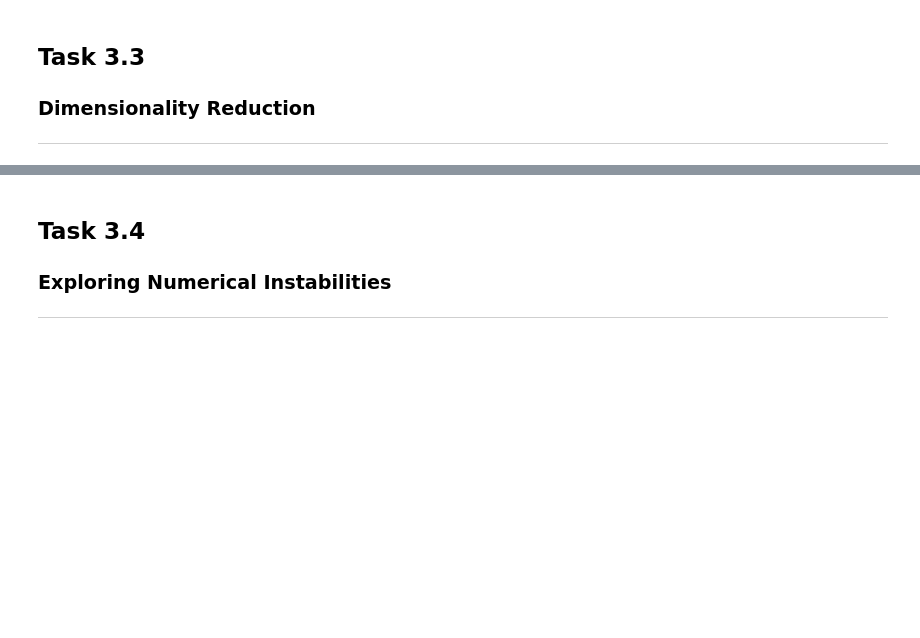
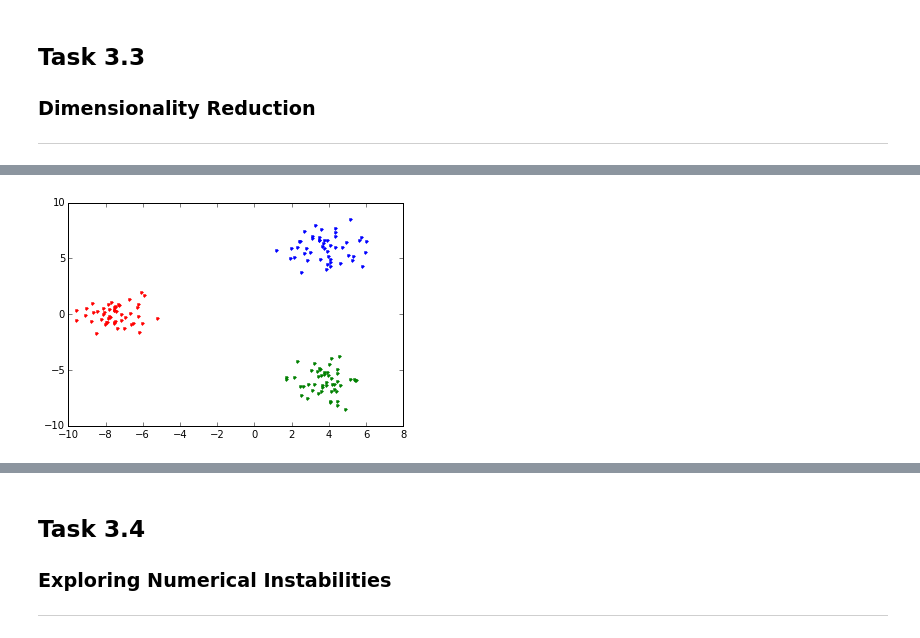
Before and after one commit to motjuste/patt-rex, a Jupyter notebook: project-03-demo.ipynb, the cells around one changed output, grey strips where cells are left out. Drawn from its saved outputs; the diff is of its cells as text; code cells hidden in the pictures; blank space fills up the shorter version.

```diff
--- a/project-03-demo.ipynb
+++ b/project-03-demo.ipynb
@@ -37,0 +173,10 @@ import pattrex.plotting_mpl as plt_rex
+# %%
+from sklearn.lda import LDA
+
+clf = LDA(n_components=2)
+xx = clf.fit_transform(data_X.T, data_y)
+
+print(xx.shape)
+%matplotlib notebook
+# ax.scatter3D(xx[:, 0], xx[:, 1], xx[:, 2])
+plt.plot(xx[:, 0], xx[:, 1], '.')
@@ -37,0 +188,6 @@ import pattrex.plotting_mpl as plt_rex
+# %%
+%matplotlib inline
+for c, r in zip(np.unique(data_y), ['r.', 'g.', 'b.']):
+    plt.plot(xx[data_y == c][:, 0], xx[data_y == c][:, 1], r)
+# %% [output]
+[figure, added]
```
Also changed, not shown: parts of 14 cells of this notebook, 2 other files.
